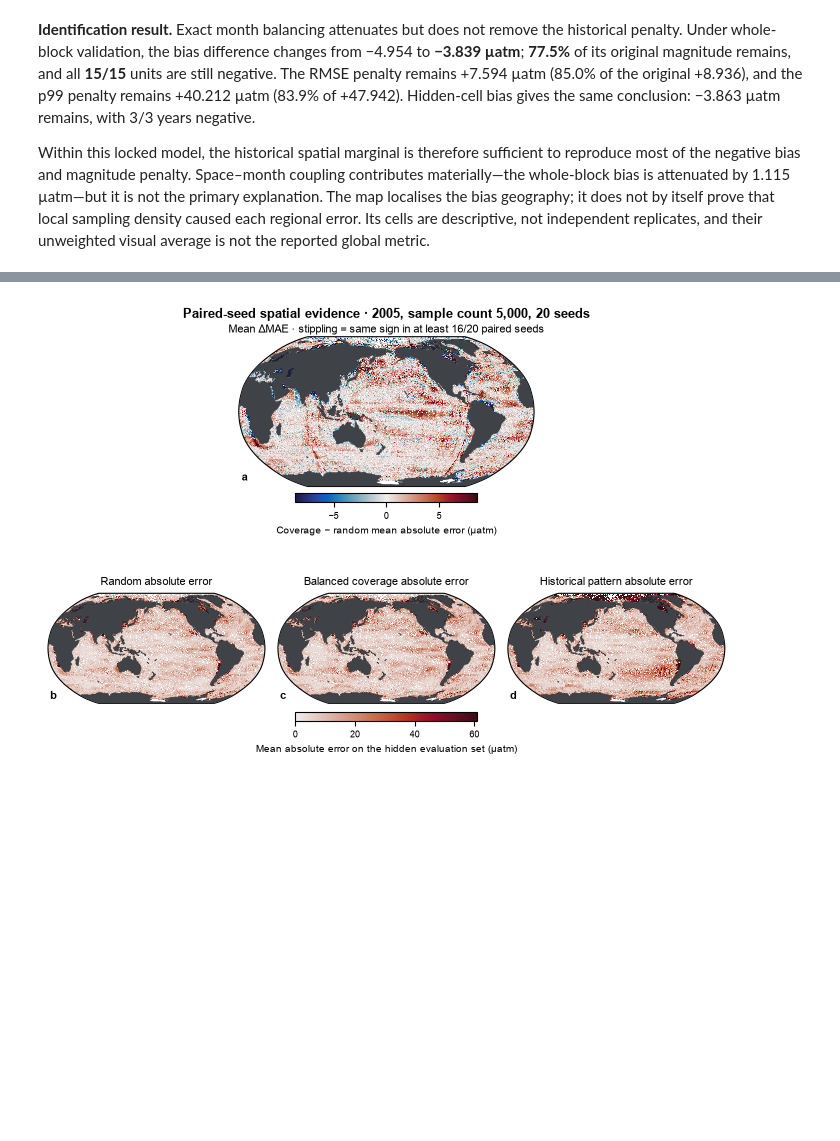
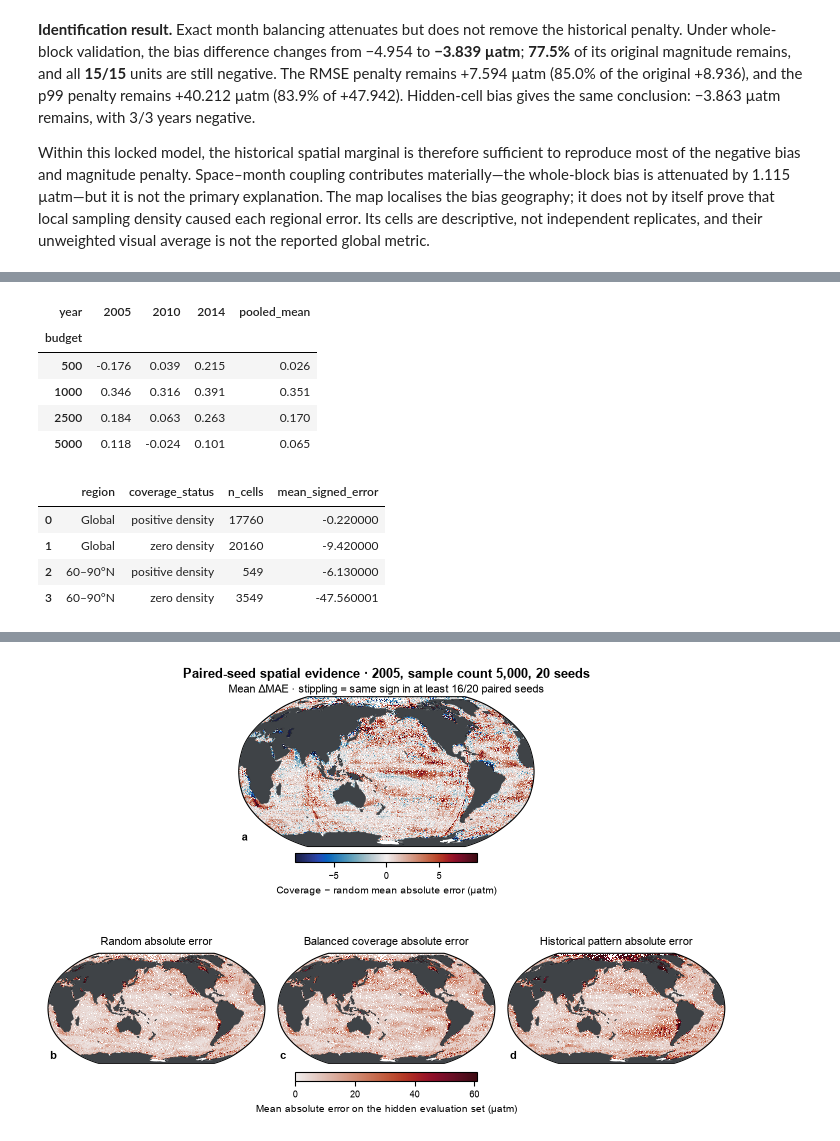
Before and after one commit to BokaiHe/ocean-carbon-sampling, a Jupyter notebook: notebooks/published/osse_visual_story_demo.ipynb, the cells around one changed output, grey strips where cells are left out. Drawn from its saved outputs; the diff is of its cells as text; code cells hidden in the pictures; blank space fills up the shorter version.

```diff
--- a/notebooks/published/osse_visual_story_demo.ipynb
+++ b/notebooks/published/osse_visual_story_demo.ipynb
@@ -180,0 +217,51 @@ Within this locked model, the historical spatial marginal is therefore sufficien
+# %%
+random_bias_by_count = (
+    cross_year_metrics.query(
+        "evaluation_domain == 'all' and strategy == 'random'"
+    )
+    .groupby(['budget', 'year'], as_index=False)['bias'].mean()
+    .pivot(index='budget', columns='year', values='bias')
+    .assign(pooled_mean=lambda frame: frame.mean(axis=1))
+    .round(3)
+)
+
+density_cells = historical_bias_density_cells.assign(
+    coverage_status=lambda frame: frame['historical_spatial_density'].gt(0).map({
+        True: 'positive density', False: 'zero density',
+    }),
+    region=lambda frame: frame['latitude'].ge(60).map({
+        True: '60–90°N', False: 'Global',
+    }),
+)
+global_density = density_cells.groupby('coverage_status', as_index=False).agg(
+    n_cells=('latitude', 'size'),
+    mean_signed_error=('signed_error_historical_density', 'mean'),
+)
+global_density.insert(0, 'region', 'Global')
+high_north_density = density_cells.query("region == '60–90°N'").groupby(
+    'coverage_status', as_index=False
+).agg(
+    n_cells=('latitude', 'size'),
+    mean_signed_error=('signed_error_historical_density', 'mean'),
+)
+high_north_density.insert(0, 'region', '60–90°N')
+density_breakdown = pd.concat(
+    [global_density, high_north_density], ignore_index=True
+).assign(
+    mean_signed_error=lambda frame: frame['mean_signed_error'].round(2)
+)
+
+display(random_bias_by_count)
+display(density_breakdown)
+# %% [output]
+| year | 2005 | 2010 | 2014 | pooled_mean |
+| budget |  |  |  |  |
+| 500 | -0.176 | 0.039 | 0.215 | 0.026 |
+| 1000 | 0.346 | 0.316 | 0.391 | 0.351 |
+| 2500 | 0.184 | 0.063 | 0.263 | 0.170 |
+| 5000 | 0.118 | -0.024 | 0.101 | 0.065 |
+|  | region | coverage_status | n_cells | mean_signed_error |
+| 0 | Global | positive density | 17760 | -0.220000 |
+| 1 | Global | zero density | 20160 | -9.420000 |
+| 2 | 60–90°N | positive density | 549 | -6.130000 |
+| 3 | 60–90°N | zero density | 3549 | -47.560001 |
```
Also changed, not shown: parts of 6 cells of this notebook, 8 other files.
